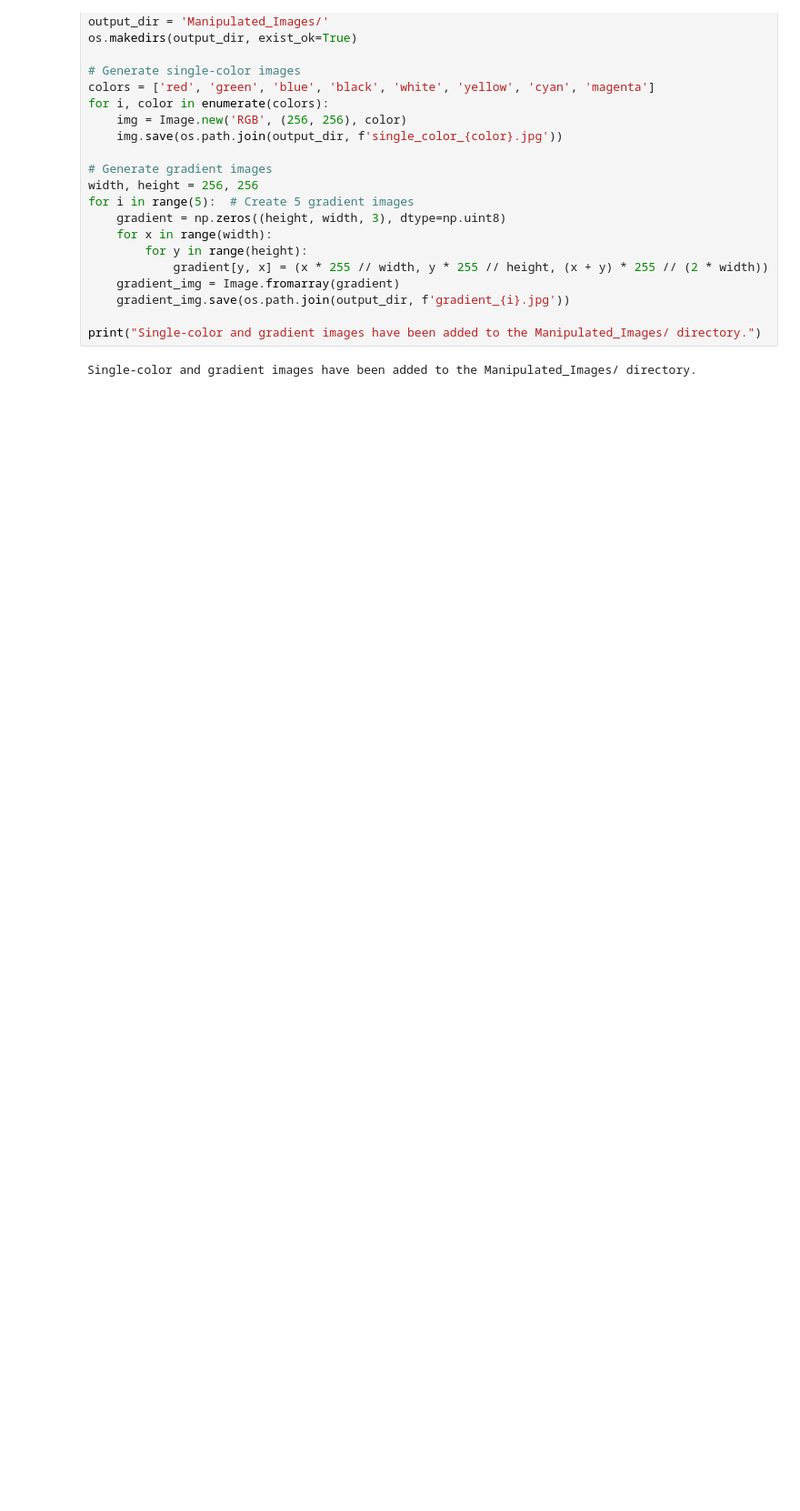
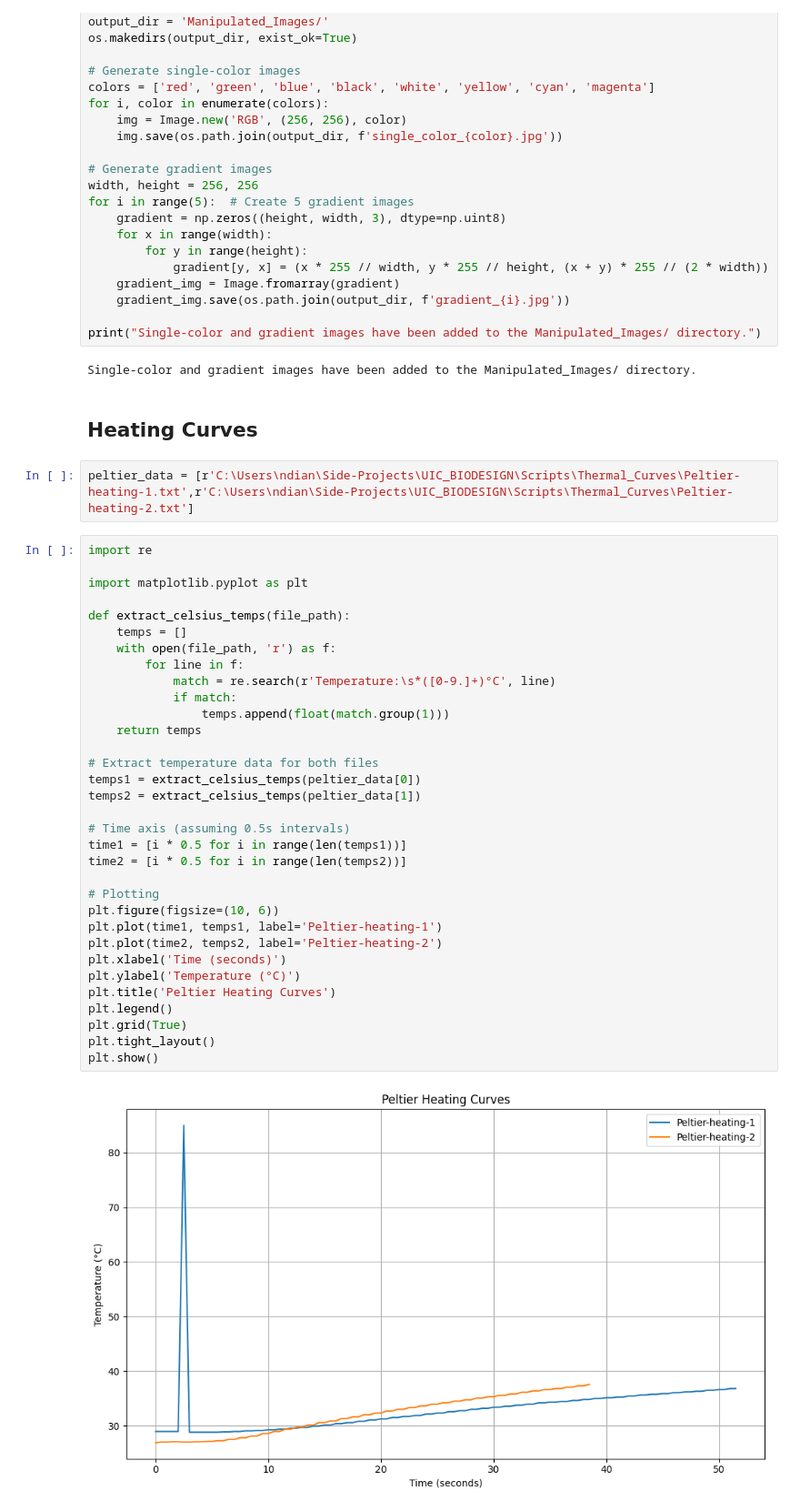
Before and after one commit to oofidc/UIC-BioDesign-25-Code, a Jupyter notebook: notebooks/Figure_Generation.ipynb, the cells around one changed output. Shown at 91% size. Saved outputs shown, nothing was run; the diff lists cells and outputs as text; blank space fills up the shorter version.

Commit message:
Figure Generation for Heatcurves used at UMN

```diff
--- a/notebooks/Figure_Generation.ipynb
+++ b/notebooks/Figure_Generation.ipynb
@@ -1468,3 +1468,42 @@ for i in range(5):  # Create 5 gradient images
 print("Single-color and gradient images have been added to the Manipulated_Images/ directory.")
 # %% [output]
 Single-color and gradient images have been added to the Manipulated_Images/ directory.
+# %% [markdown]
+## Heating Curves
+# %%
+peltier_data = [r'C:\Users\ndian\Side-Projects\UIC_BIODESIGN\Scripts\Thermal_Curves\Peltier-heating-1.txt',r'C:\Users\ndian\Side-Projects\UIC_BIODESIGN\Scripts\Thermal_Curves\Peltier-heating-2.txt']
+# %%
+import re
+
+import matplotlib.pyplot as plt
+
+def extract_celsius_temps(file_path):
+    temps = []
+    with open(file_path, 'r') as f:
+        for line in f:
+            match = re.search(r'Temperature:\s*([0-9.]+)°C', line)
+            if match:
+                temps.append(float(match.group(1)))
+    return temps
+
+# Extract temperature data for both files
+temps1 = extract_celsius_temps(peltier_data[0])
+temps2 = extract_celsius_temps(peltier_data[1])
+
+# Time axis (assuming 0.5s intervals)
+time1 = [i * 0.5 for i in range(len(temps1))]
+time2 = [i * 0.5 for i in range(len(temps2))]
+
+# Plotting
+plt.figure(figsize=(10, 6))
+plt.plot(time1, temps1, label='Peltier-heating-1')
+plt.plot(time2, temps2, label='Peltier-heating-2')
+plt.xlabel('Time (seconds)')
+plt.ylabel('Temperature (°C)')
+plt.title('Peltier Heating Curves')
+plt.legend()
+plt.grid(True)
+plt.tight_layout()
+plt.show()
+# %% [output]
+[figure, added]
```
Also changed, not shown: parts of 3 cells of this notebook.
